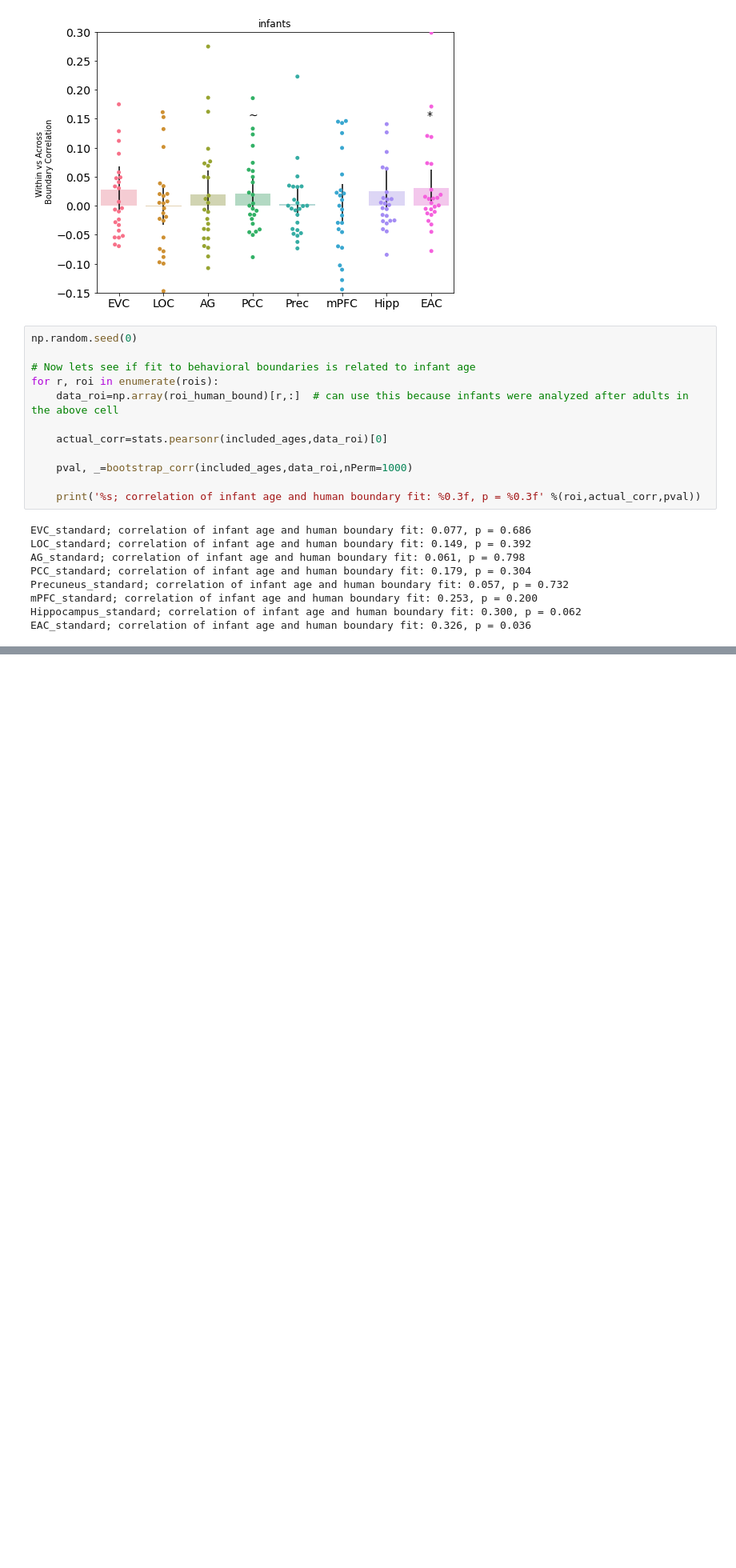
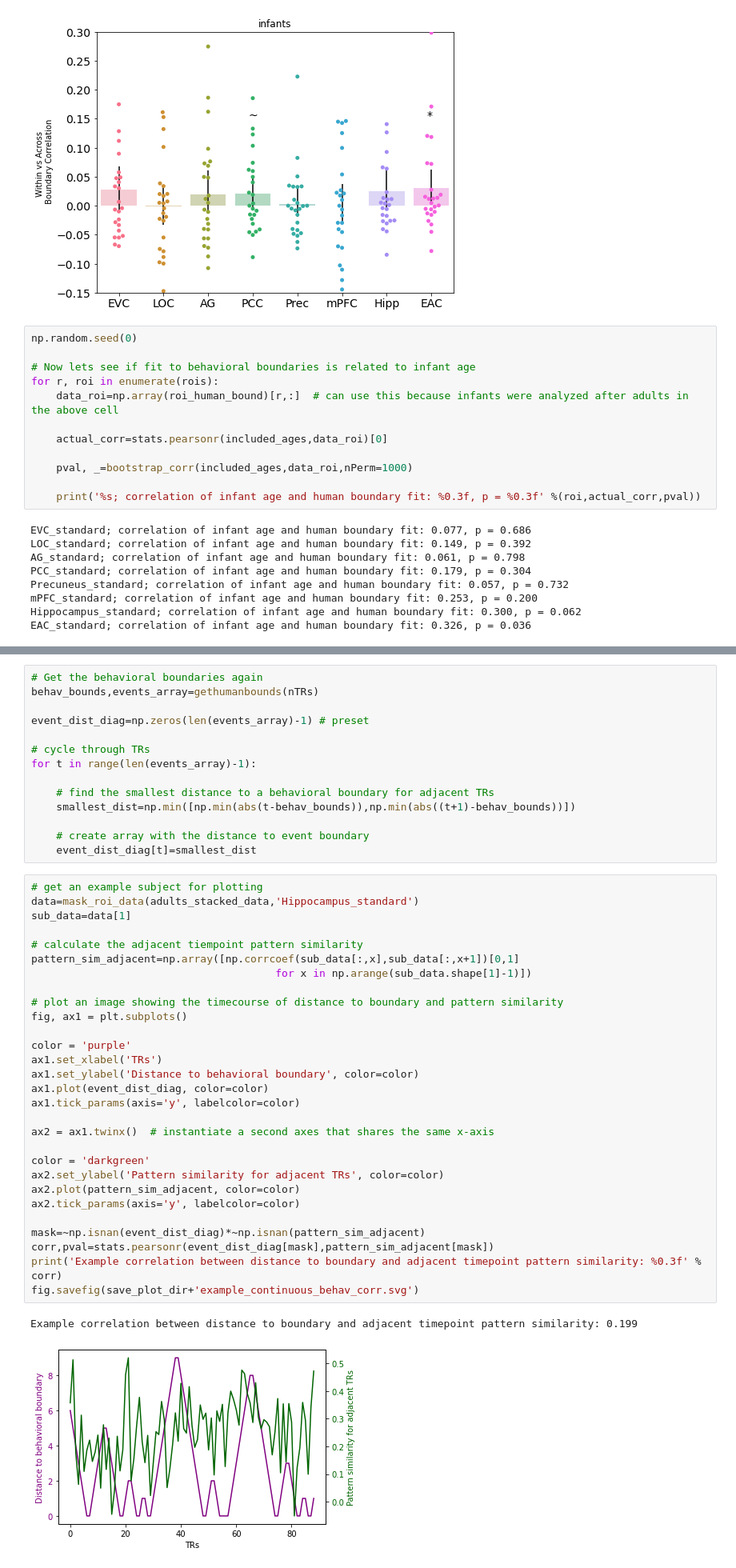
Before and after one commit to ntblab/infant_neuropipe, a Jupyter notebook: scripts/MM_EventSeg/Event_Segmentation.ipynb, the cells around one changed output, grey strips where cells are left out. Shown at 80% size. Drawn from its saved outputs; the diff is of its cells as text; blank space fills up the shorter version.

```diff
--- a/scripts/MM_EventSeg/Event_Segmentation.ipynb
+++ b/scripts/MM_EventSeg/Event_Segmentation.ipynb
@@ -1682,0 +1830,46 @@ EAC_standard; correlation of infant age and human boundary fit: 0.326, p = 0.036
+# %%
+# Get the behavioral boundaries again
+behav_bounds,events_array=gethumanbounds(nTRs)
+
+event_dist_diag=np.zeros(len(events_array)-1) # preset
+
+# cycle through TRs
+for t in range(len(events_array)-1):
+
+    # find the smallest distance to a behavioral boundary for adjacent TRs
+    smallest_dist=np.min([np.min(abs(t-behav_bounds)),np.min(abs((t+1)-behav_bounds))])
+
+    # create array with the distance to event boundary
+    event_dist_diag[t]=smallest_dist
+# %%
+# get an example subject for plotting
+data=mask_roi_data(adults_stacked_data,'Hippocampus_standard')
+sub_data=data[1]
+
+# calculate the adjacent tiempoint pattern similarity
+pattern_sim_adjacent=np.array([np.corrcoef(sub_data[:,x],sub_data[:,x+1])[0,1]
+                                       for x in np.arange(sub_data.shape[1]-1)])
+
+# plot an image showing the timecourse of distance to boundary and pattern similarity
+fig, ax1 = plt.subplots()
+
+color = 'purple'
+ax1.set_xlabel('TRs')
+ax1.set_ylabel('Distance to behavioral boundary', color=color)
+ax1.plot(event_dist_diag, color=color)
+ax1.tick_params(axis='y', labelcolor=color)
+
+ax2 = ax1.twinx()  # instantiate a second axes that shares the same x-axis
+
+color = 'darkgreen'
+ax2.set_ylabel('Pattern similarity for adjacent TRs', color=color)
+ax2.plot(pattern_sim_adjacent, color=color)
+ax2.tick_params(axis='y', labelcolor=color)
+
+mask=~np.isnan(event_dist_diag)*~np.isnan(pattern_sim_adjacent)
+corr,pval=stats.pearsonr(event_dist_diag[mask],pattern_sim_adjacent[mask])
+print('Example correlation between distance to boundary and adjacent timepoint pattern similarity: %0.3f' % corr)
+fig.savefig(save_plot_dir+'example_continuous_behav_corr.svg')
+# %% [output]
+Example correlation between distance to boundary and adjacent timepoint pattern similarity: 0.199
+[figure, added]
```
Also changed, not shown: parts of 43 cells of this notebook.
